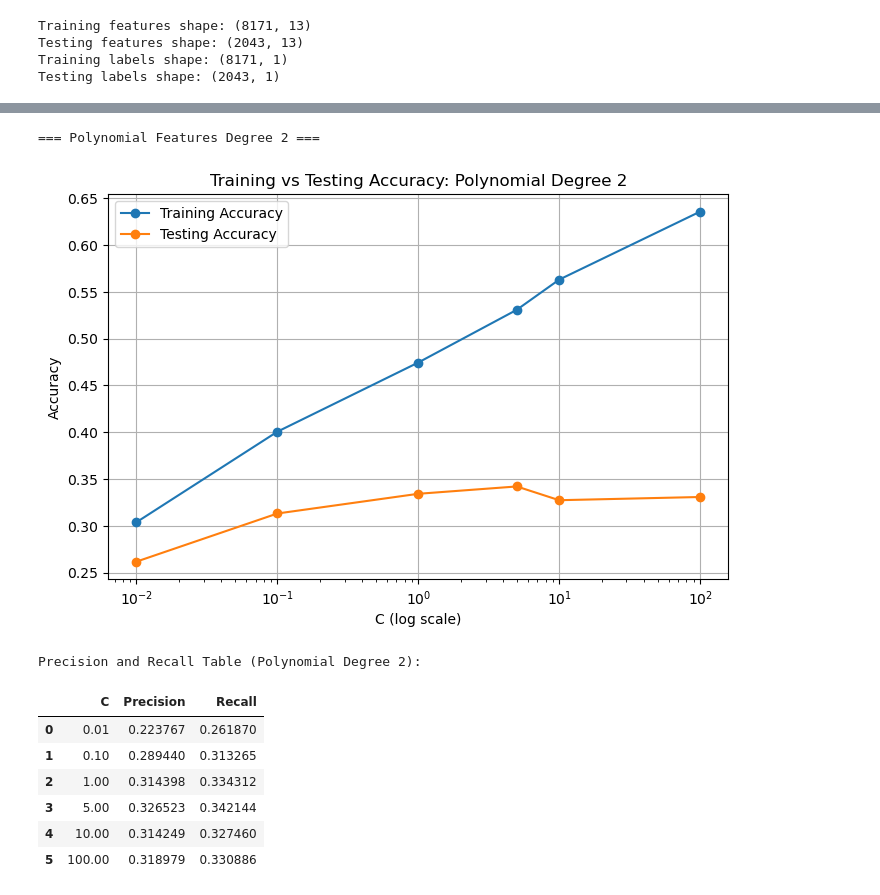
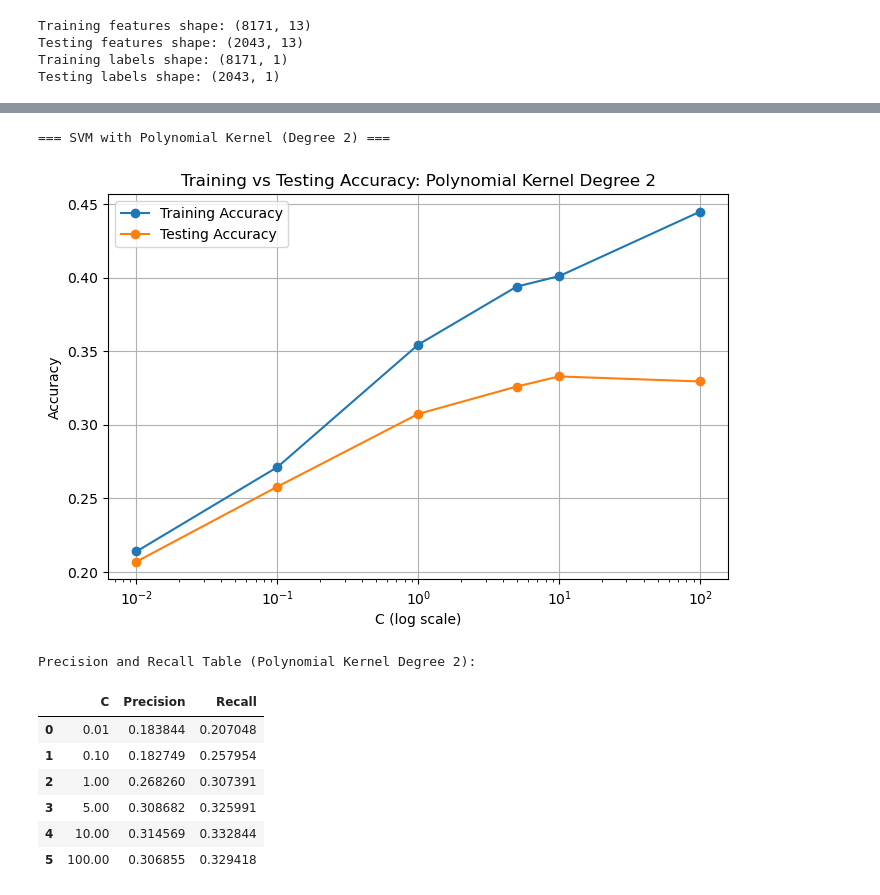
Before and after one commit to yuzukaR/ML_Final, a Jupyter notebook: svm.ipynb, the cells around one changed output, grey strips where cells are left out. Saved outputs shown, nothing was run; the diff lists cells and outputs as text; code cells hidden in the pictures.

```diff
--- a/svm.ipynb
+++ b/svm.ipynb
@@ -42,7 +42,7 @@ X_train_scaled = scaler.fit_transform(X_train)
 X_test_scaled = scaler.transform(X_test)
 
 X_train_small, _, y_train_small, _ = train_test_split(
-    X_train_scaled, y_train, train_size=0.3, stratify=y_train, random_state=42
+    X_train_scaled, y_train, train_size=0.5, stratify=y_train, random_state=42
 )
 
 # Results storage
@@ -123,22 +123,18 @@ Precision and Recall Table (No Transform):
 # %%
-# Polynomial Features (Degree 2)
-poly2 = PolynomialFeatures(degree=2)
-X_train_poly2 = poly2.fit_transform(X_train_small)
-X_test_poly2 = poly2.transform(X_test_scaled)
-
 train_acc_list = []
 test_acc_list = []
 precision_list = []
 recall_list = []
+C_values = [0.01, 0.1, 1, 5, 10, 100]
 
-print("\n=== Polynomial Features Degree 2 ===")
+print("\n=== SVM with Polynomial Kernel (Degree 2) ===")
 
 for C in C_values:
-    model = SVC(C=C, kernel='linear', random_state=42)
-    model.fit(X_train_poly2, y_train_small)
+    model = SVC(C=C, kernel='poly', degree=2, gamma='scale', coef0=1, random_state=42)
+    model.fit(X_train_small, y_train_small)
 
-    y_train_pred = model.predict(X_train_poly2)
-    y_test_pred = model.predict(X_test_poly2)
+    y_train_pred = model.predict(X_train_small)
+    y_test_pred = model.predict(X_test_scaled)
 
     train_acc = accuracy_score(y_train_small, y_train_pred)
     test_acc = accuracy_score(y_test, y_test_pred)
@@ -146,44 +142,44 @@ for C in C_values:
     recall = recall_score(y_test, y_test_pred, average='weighted', zero_division=0)
 
     final_results.append({
-        'Transformation': 'Poly Degree 2',
+        'Transformation': 'Poly Kernel Degree 2',
         'C': C,
         'Train Accuracy': train_acc,
         'Test Accuracy': test_acc,
         'Precision': precision,
         'Recall': recall
     })
 
     train_acc_list.append(train_acc)
     test_acc_list.append(test_acc)
     precision_list.append(precision)
     recall_list.append(recall)
 
 # Plot
 plt.figure(figsize=(8,5))
 plt.plot(C_values, train_acc_list, marker='o', label='Training Accuracy')
 plt.plot(C_values, test_acc_list, marker='o', label='Testing Accuracy')
 plt.xscale('log')
 plt.xlabel('C (log scale)')
 plt.ylabel('Accuracy')
-plt.title('Training vs Testing Accuracy: Polynomial Degree 2')
+plt.title('Training vs Testing Accuracy: Polynomial Kernel Degree 2')
 plt.legend()
 plt.grid(True)
 plt.show()
 
 # Table
 prec_recall_table = pd.DataFrame({'C': C_values, 'Precision': precision_list, 'Recall': recall_list})
-print("\nPrecision and Recall Table (Polynomial Degree 2):")
+print("\nPrecision and Recall Table (Polynomial Kernel Degree 2):")
 display(prec_recall_table)
 # %% [output]
-=== Polynomial Features Degree 2 ===
+=== SVM with Polynomial Kernel (Degree 2) ===
-[figure, old version]
+[figure, new version]
-Precision and Recall Table (Polynomial Degree 2):
+Precision and Recall Table (Polynomial Kernel Degree 2):
 |  | C | Precision | Recall |
-| 0 | 0.01 | 0.223767 | 0.261870 |
-| 1 | 0.10 | 0.289440 | 0.313265 |
-| 2 | 1.00 | 0.314398 | 0.334312 |
-| 3 | 5.00 | 0.326523 | 0.342144 |
-| 4 | 10.00 | 0.314249 | 0.327460 |
-| 5 | 100.00 | 0.318979 | 0.330886 |
+| 0 | 0.01 | 0.183844 | 0.207048 |
+| 1 | 0.10 | 0.182749 | 0.257954 |
+| 2 | 1.00 | 0.268260 | 0.307391 |
+| 3 | 5.00 | 0.308682 | 0.325991 |
+| 4 | 10.00 | 0.314569 | 0.332844 |
+| 5 | 100.00 | 0.306855 | 0.329418 |
 # %%
```
Also changed, not shown: parts of 6 cells of this notebook, 1 other file.
